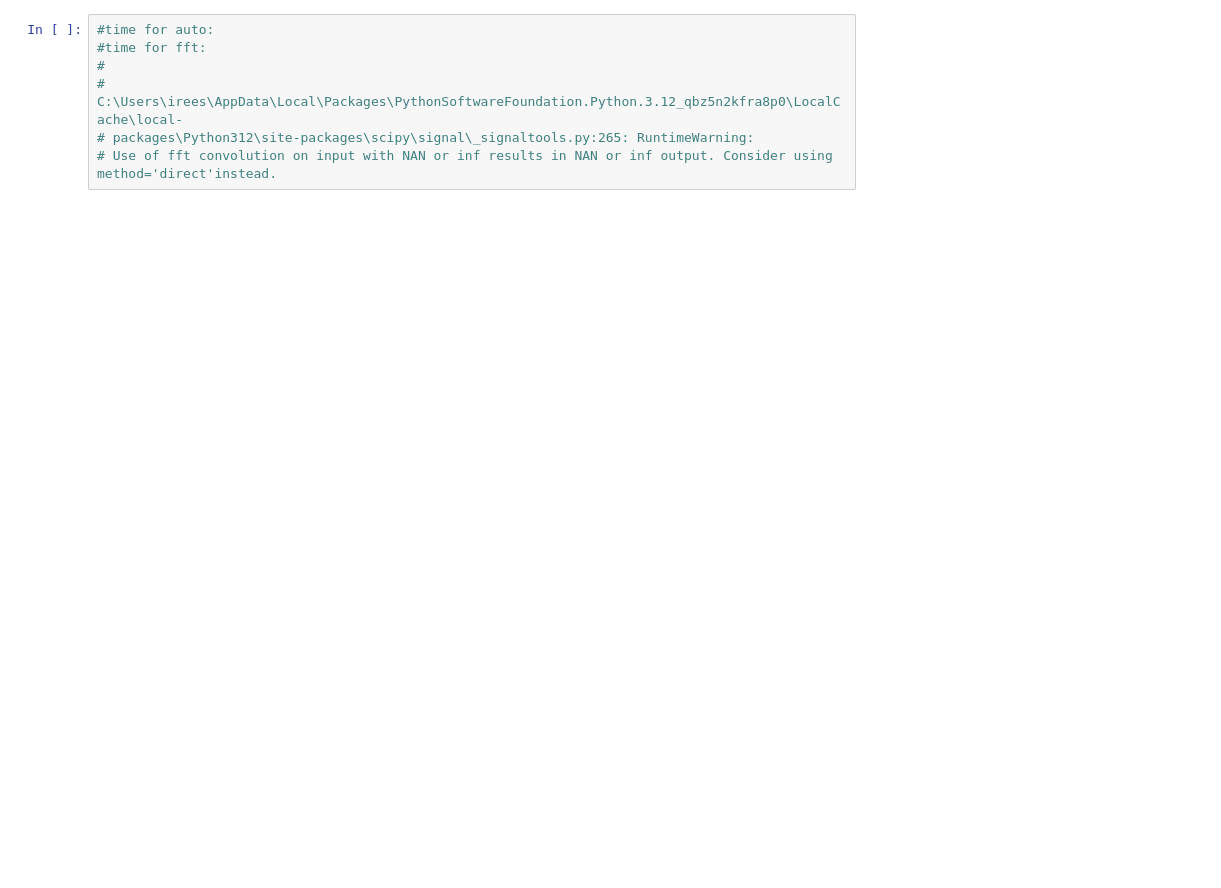
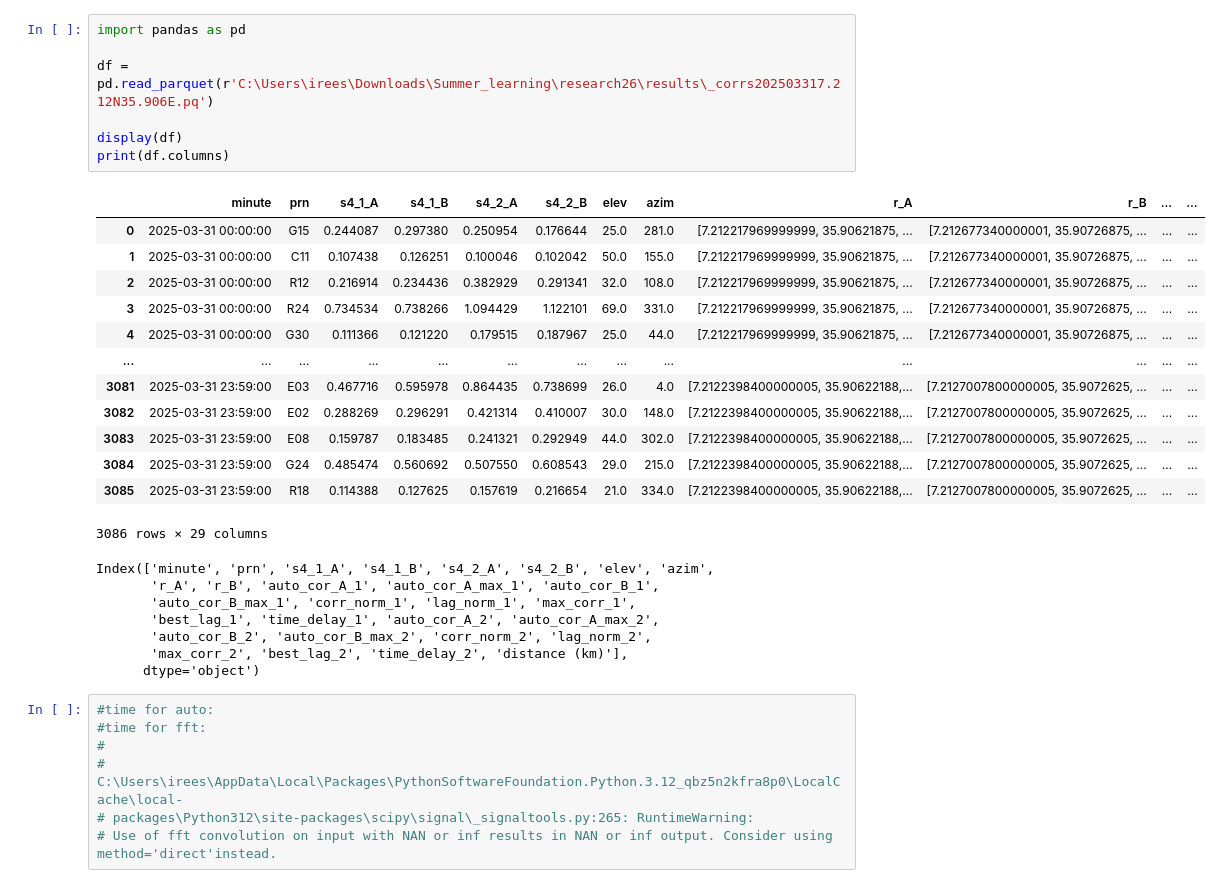
Before and after one commit to reeshabanumula/scintkit_summer, a Jupyter notebook: src/scintkit/space_receiver_processing/zzmethod_bar_chart.ipynb, the cells around one changed output. Saved outputs shown, nothing was run; the diff lists cells and outputs as text; blank space fills up the shorter version.

```diff
--- a/src/scintkit/space_receiver_processing/zzmethod_bar_chart.ipynb
+++ b/src/scintkit/space_receiver_processing/zzmethod_bar_chart.ipynb
@@ -112,3 +135,31 @@ plt.show()
+# %%
+import pandas as pd
+
+df = pd.read_parquet(r'C:\Users\irees\Downloads\Summer_learning\research26\results\_corrs202503317.212N35.906E.pq')
+
+display(df)
+print(df.columns)
+# %% [output]
+|  | minute | prn | s4_1_A | s4_1_B | s4_2_A | s4_2_B | elev | azim | r_A | r_B | ... | ... |
+| 0 | 2025-03-31 00:00:00 | G15 | 0.244087 | 0.297380 | 0.250954 | 0.176644 | 25.0 | 281.0 | [7.212217969999999, 35.90621875, ... | [7.212677340000001, 35.90726875, ... | ... | ... |
+| 1 | 2025-03-31 00:00:00 | C11 | 0.107438 | 0.126251 | 0.100046 | 0.102042 | 50.0 | 155.0 | [7.212217969999999, 35.90621875, ... | [7.212677340000001, 35.90726875, ... | ... | ... |
+| 2 | 2025-03-31 00:00:00 | R12 | 0.216914 | 0.234436 | 0.382929 | 0.291341 | 32.0 | 108.0 | [7.212217969999999, 35.90621875, ... | [7.212677340000001, 35.90726875, ... | ... | ... |
+| 3 | 2025-03-31 00:00:00 | R24 | 0.734534 | 0.738266 | 1.094429 | 1.122101 | 69.0 | 331.0 | [7.212217969999999, 35.90621875, ... | [7.212677340000001, 35.90726875, ... | ... | ... |
+| 4 | 2025-03-31 00:00:00 | G30 | 0.111366 | 0.121220 | 0.179515 | 0.187967 | 25.0 | 44.0 | [7.212217969999999, 35.90621875, ... | [7.212677340000001, 35.90726875, ... | ... | ... |
+| ... | ... | ... | ... | ... | ... | ... | ... | ... | ... | ... | ... | ... |
+| 3081 | 2025-03-31 23:59:00 | E03 | 0.467716 | 0.595978 | 0.864435 | 0.738699 | 26.0 | 4.0 | [7.2122398400000005, 35.90622188,... | [7.2127007800000005, 35.9072625, ... | ... | ... |
+| 3082 | 2025-03-31 23:59:00 | E02 | 0.288269 | 0.296291 | 0.421314 | 0.410007 | 30.0 | 148.0 | [7.2122398400000005, 35.90622188,... | [7.2127007800000005, 35.9072625, ... | ... | ... |
+| 3083 | 2025-03-31 23:59:00 | E08 | 0.159787 | 0.183485 | 0.241321 | 0.292949 | 44.0 | 302.0 | [7.2122398400000005, 35.90622188,... | [7.2127007800000005, 35.9072625, ... | ... | ... |
+| 3084 | 2025-03-31 23:59:00 | G24 | 0.485474 | 0.560692 | 0.507550 | 0.608543 | 29.0 | 215.0 | [7.2122398400000005, 35.90622188,... | [7.2127007800000005, 35.9072625, ... | ... | ... |
+| 3085 | 2025-03-31 23:59:00 | R18 | 0.114388 | 0.127625 | 0.157619 | 0.216654 | 21.0 | 334.0 | [7.2122398400000005, 35.90622188,... | [7.2127007800000005, 35.9072625, ... | ... | ... |
+3086 rows × 29 columns
+Index(['minute', 'prn', 's4_1_A', 's4_1_B', 's4_2_A', 's4_2_B', 'elev', 'azim',
+       'r_A', 'r_B', 'auto_cor_A_1', 'auto_cor_A_max_1', 'auto_cor_B_1',
+       'auto_cor_B_max_1', 'corr_norm_1', 'lag_norm_1', 'max_corr_1',
+       'best_lag_1', 'time_delay_1', 'auto_cor_A_2', 'auto_cor_A_max_2',
+       'auto_cor_B_2', 'auto_cor_B_max_2', 'corr_norm_2', 'lag_norm_2',
+       'max_corr_2', 'best_lag_2', 'time_delay_2', 'distance (km)'],
+      dtype='object')
 # %%
 #time for auto:
 #time for fft:
```
Also changed, not shown: parts of 3 cells of this notebook, 12 other files.
